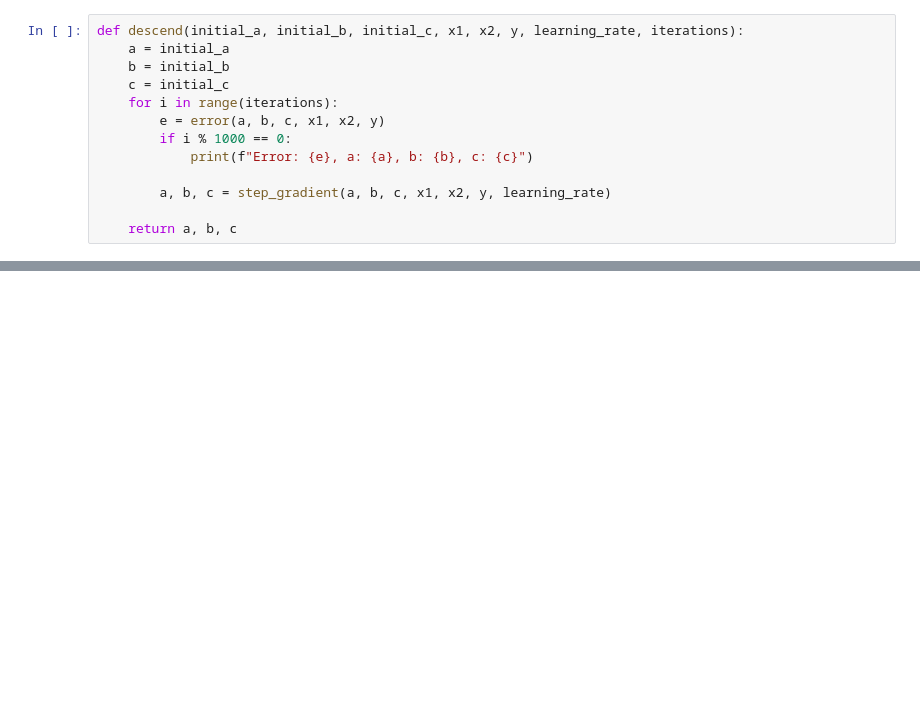
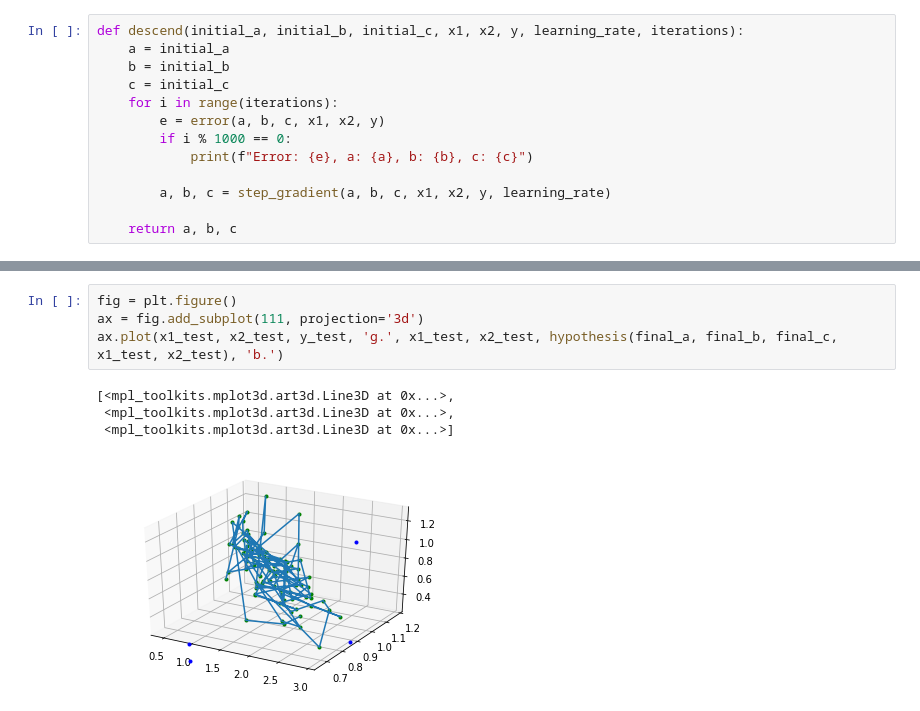
Before and after one commit to kaustubhharapanahalli/MachineLearningIntro, a Jupyter notebook: Linear Regression/house price detection using multivariate linear regression.ipynb, the cells around one changed output, grey strips where cells are left out. Drawn from its saved outputs; the diff is of its cells as text; blank space fills up the shorter version.

```diff
--- a/Linear Regression/house price detection using multivariate linear regression.ipynb
+++ b/Linear Regression/house price detection using multivariate linear regression.ipynb
@@ -135,0 +167,9 @@ print(error(final_a, final_b, final_c, x1_train, x2_train, y_train))
+# %%
+fig = plt.figure()
+ax = fig.add_subplot(111, projection='3d')
+ax.plot(x1_test, x2_test, y_test, 'g.', x1_test, x2_test, hypothesis(final_a, final_b, final_c, x1_test, x2_test), 'b.')
+# %% [output]
+[<mpl_toolkits.mplot3d.art3d.Line3D at 0x...>,
+ <mpl_toolkits.mplot3d.art3d.Line3D at 0x...>,
+ <mpl_toolkits.mplot3d.art3d.Line3D at 0x...>]
+[figure, added]
```
Also changed, not shown: parts of 8 cells of this notebook.
